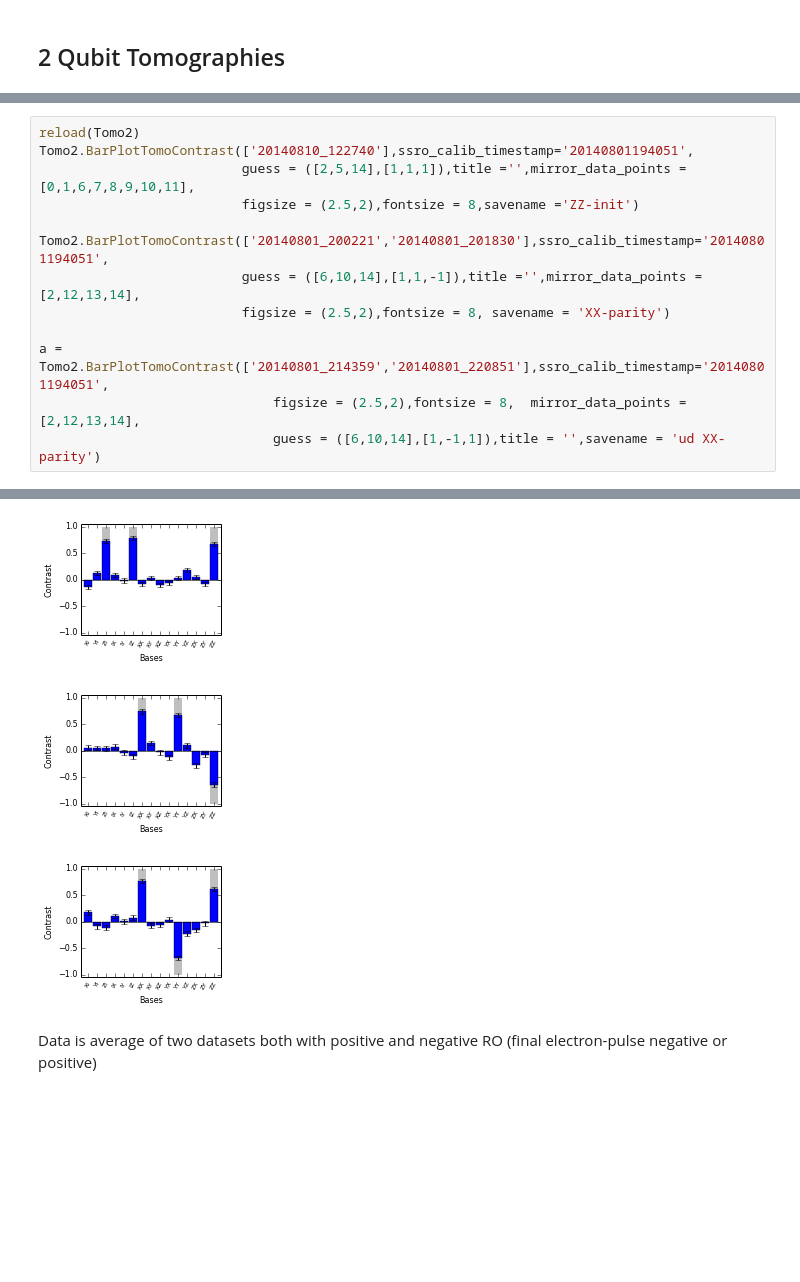
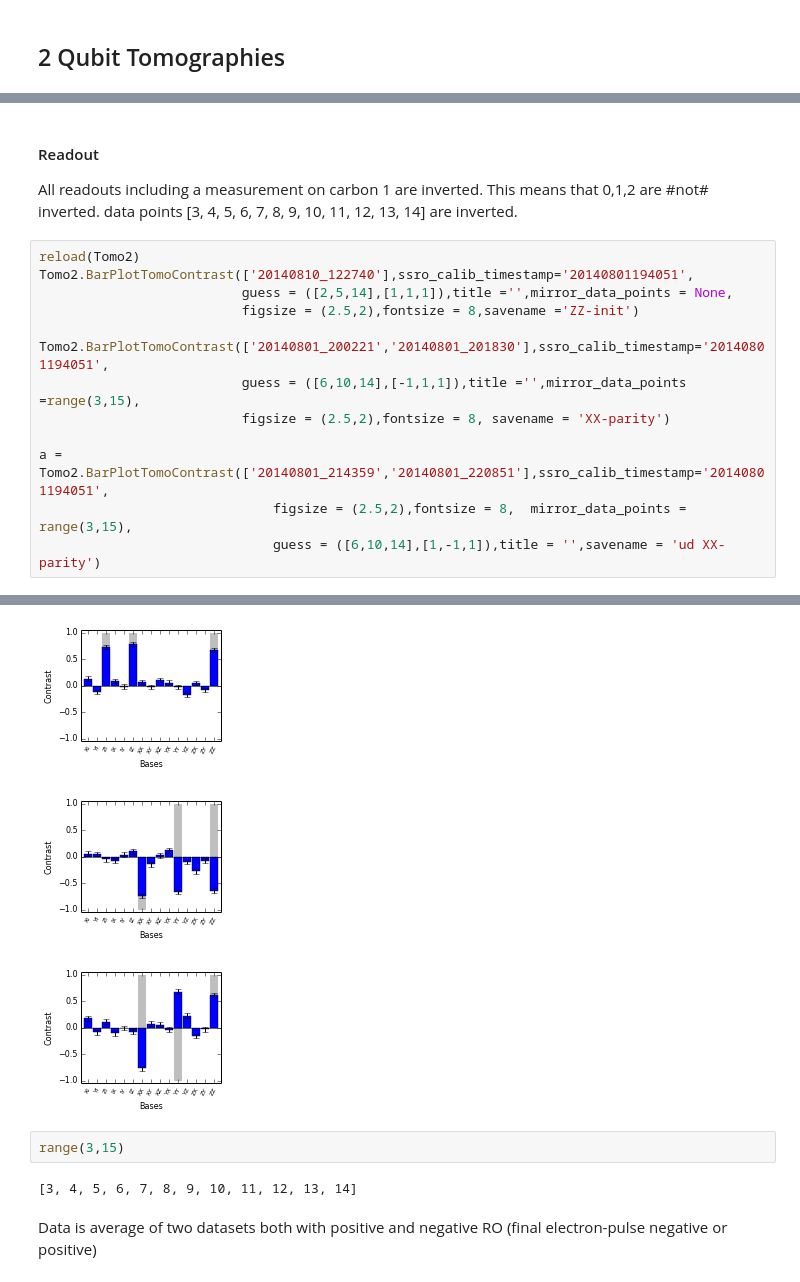
Before and after one commit to AdriaanRol/iPythonNotebooks, a Jupyter notebook: LT2/Master Thesis Figures Adriaan.ipynb, the cells around one changed output, grey strips where cells are left out. Saved outputs shown, nothing was run; the diff lists cells and outputs as text; blank space fills up the shorter version.

Commit message:
Made derivation of projective measurement in XX readout

```diff
--- a/LT2/Master Thesis Figures Adriaan.ipynb
+++ b/LT2/Master Thesis Figures Adriaan.ipynb
@@ -319,15 +385,20 @@ If it is prepared in up there are two Ren gates required to prepare. So no error
+# %% [markdown]
+
+#### Readout
+
+All readouts including a measurement on carbon 1 are inverted. This means that 0,1,2 are #not# inverted. data points [3, 4, 5, 6, 7, 8, 9, 10, 11, 12, 13, 14] are inverted.
 # %%
 reload(Tomo2)
 Tomo2.BarPlotTomoContrast(['20140810_122740'],ssro_calib_timestamp='20140801194051',
-                          guess = ([2,5,14],[1,1,1]),title ='',mirror_data_points = [0,1,6,7,8,9,10,11],
+                          guess = ([2,5,14],[1,1,1]),title ='',mirror_data_points = None,
                           figsize = (2.5,2),fontsize = 8,savename ='ZZ-init')
 
 Tomo2.BarPlotTomoContrast(['20140801_200221','20140801_201830'],ssro_calib_timestamp='20140801194051',
-                          guess = ([6,10,14],[1,1,-1]),title ='',mirror_data_points =[2,12,13,14],
+                          guess = ([6,10,14],[-1,1,1]),title ='',mirror_data_points =range(3,15),
                           figsize = (2.5,2),fontsize = 8, savename = 'XX-parity')
 
 a = Tomo2.BarPlotTomoContrast(['20140801_214359','20140801_220851'],ssro_calib_timestamp='20140801194051',
-                              figsize = (2.5,2),fontsize = 8,  mirror_data_points = [2,12,13,14],
+                              figsize = (2.5,2),fontsize = 8,  mirror_data_points = range(3,15),
                               guess = ([6,10,14],[1,-1,1]),title = '',savename = 'ud XX-parity')
 # %% [output]
 Fidelity with ent = 0.433240787481
@@ -348,7 +411,11 @@ x_repl 11, y -0.182231196365
 /Users/Adriaan/Documents/teamdiamond/data/20140801/214359_Two_QB_Tomography_Hans_sil11_XX_ud_p
  Figure saved in /Users/Adriaan/Documents/teamdiamond/data/20140801/214359_Two_QB_Tomography_Hans_sil11_XX_ud_p
-[figure, old version]
+[figure, new version]
-[figure, old version]
+[figure, new version]
-[figure, old version]
+[figure, new version]
+# %%
+range(3,15)
+# %% [output]
+[3, 4, 5, 6, 7, 8, 9, 10, 11, 12, 13, 14]
 # %% [markdown]
 Data is average of two datasets both with positive and negative RO (final electron-pulse negative or positive)
```
Also changed, not shown: parts of 24 cells of this notebook.
